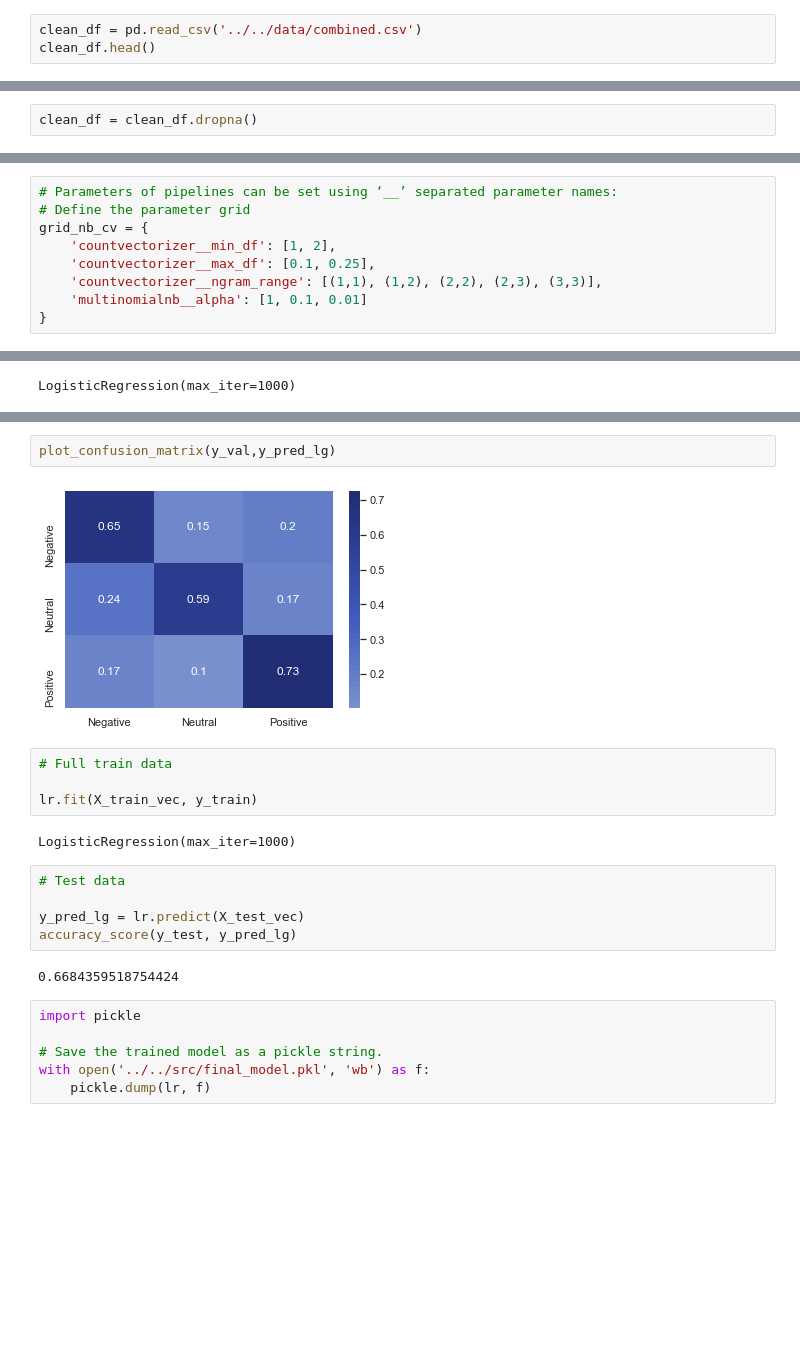
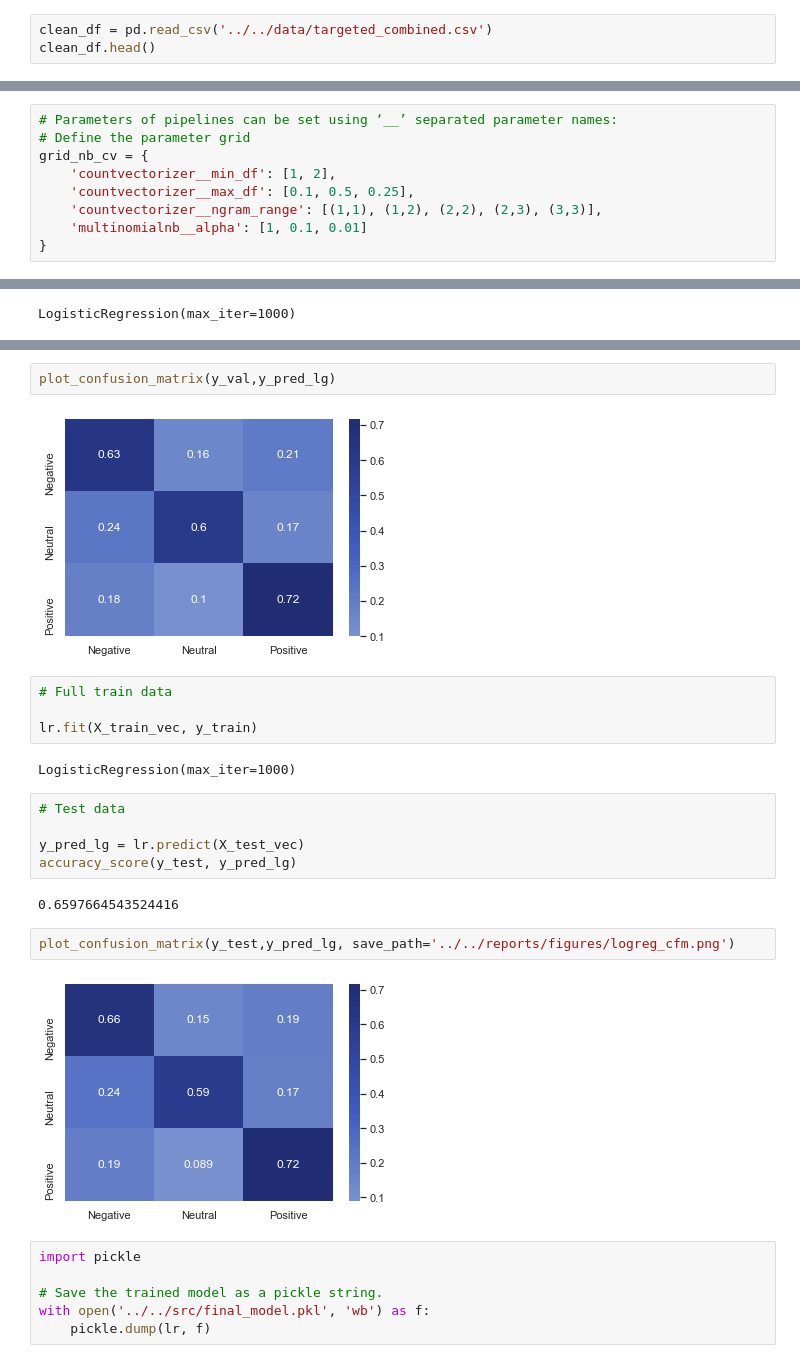
Before and after one commit to Caellwyn/product-flexible-twitter-sentiment-analysis, a Jupyter notebook: notebooks/exploratory/elena_eda_clean_data.ipynb, the cells around one changed output, grey strips where cells are left out. Saved outputs shown, nothing was run; the diff lists cells and outputs as text; blank space fills up the shorter version.

```diff
--- a/notebooks/exploratory/elena_eda_clean_data.ipynb
+++ b/notebooks/exploratory/elena_eda_clean_data.ipynb
@@ -37,5 +38,5 @@ from model_evaluation import plot_confusion_matrix
 # %%
-clean_df = pd.read_csv('../../data/combined.csv')
+clean_df = pd.read_csv('../../data/targeted_combined.csv')
 clean_df.head()
 # %% [output]
 |  | emotion | txt_cleaned |
@@ -57,6 +58,4 @@ clean_df.isna().sum()
 emotion        0
 txt_cleaned    0
 dtype: int64
-# %%
-clean_df = clean_df.dropna()
 # %%
@@ -206,7 +247,7 @@ Pipeline(steps=[('countvectorizer', CountVectorizer()),
 # Define the parameter grid
 grid_nb_cv = {
     'countvectorizer__min_df': [1, 2],
-    'countvectorizer__max_df': [0.1, 0.25],
+    'countvectorizer__max_df': [0.1, 0.5, 0.25],
     'countvectorizer__ngram_range': [(1,1), (1,2), (2,2), (2,3), (3,3)],
     'multinomialnb__alpha': [1, 0.1, 0.01]
 }
@@ -429,7 +379,7 @@ accuracy_score(y_val, y_pred_lg)
 # %%
 plot_confusion_matrix(y_val,y_pred_lg)
 # %% [output]
-[figure, old version]
+[figure, new version]
 # %%
 # Full train data
 
@@ -442,7 +392,11 @@ LogisticRegression(max_iter=1000)
 y_pred_lg = lr.predict(X_test_vec)
 accuracy_score(y_test, y_pred_lg)
 # %% [output]
-0.6684359518754424
+0.6597664543524416
+# %%
+plot_confusion_matrix(y_test,y_pred_lg, save_path='../../reports/figures/logreg_cfm.png')
+# %% [output]
+[figure, added]
 # %%
 import pickle
 
```
Also changed, not shown: parts of 75 cells of this notebook.
